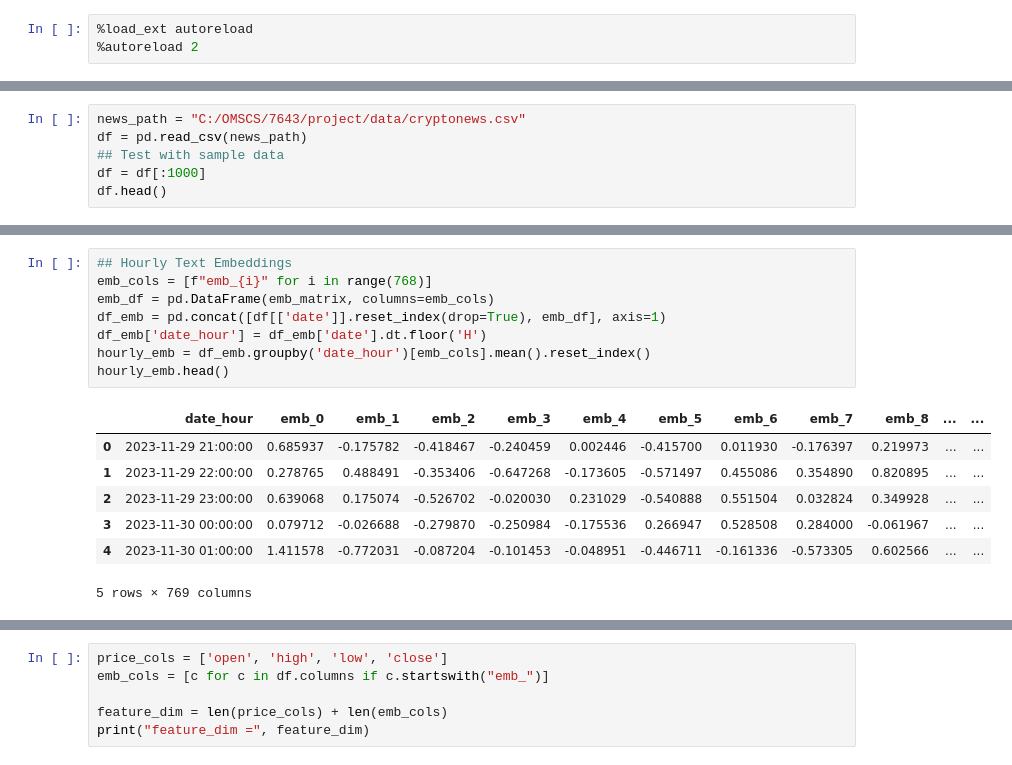
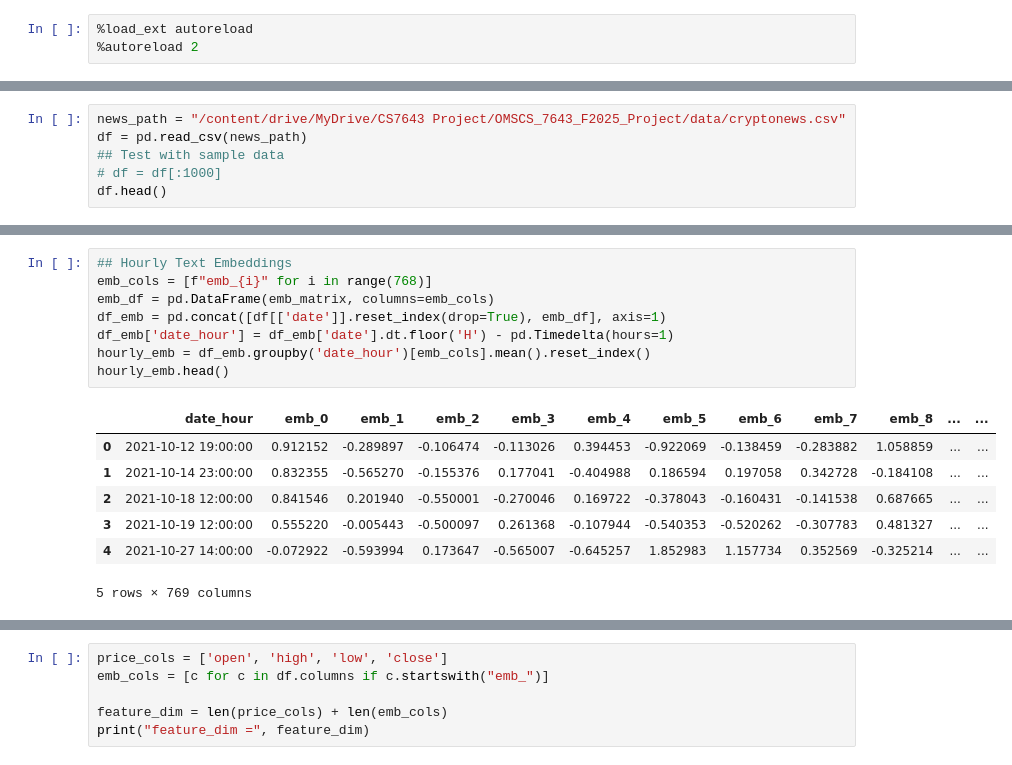
Before and after one commit to doshi1028/OMSCS_7643_F2025_Project, a Jupyter notebook: scripts/runner.ipynb, the cells around one changed output, grey strips where cells are left out. Cells and saved outputs as stored; diff of their text form.

```diff
--- a/scripts/runner.ipynb
+++ b/scripts/runner.ipynb
@@ -38,8 +44,8 @@ Using device: cpu
 # %%
-news_path = "C:/OMSCS/7643/project/data/cryptonews.csv"
+news_path = "/content/drive/MyDrive/CS7643 Project/OMSCS_7643_F2025_Project/data/cryptonews.csv"
 df = pd.read_csv(news_path)
 ## Test with sample data
-df = df[:1000]
+# df = df[:1000]
 df.head()
 # %% [output]
 |  | date | sentiment | source | subject | text | title | url |
@@ -101,18 +117,18 @@ Generating CLS embeddings with subject-aware input…
 # %%
 ## Hourly Text Embeddings
 emb_cols = [f"emb_{i}" for i in range(768)]
 emb_df = pd.DataFrame(emb_matrix, columns=emb_cols)
 df_emb = pd.concat([df[['date']].reset_index(drop=True), emb_df], axis=1)
-df_emb['date_hour'] = df_emb['date'].dt.floor('H')
+df_emb['date_hour'] = df_emb['date'].dt.floor('H') - pd.Timedelta(hours=1)
 hourly_emb = df_emb.groupby('date_hour')[emb_cols].mean().reset_index()
 hourly_emb.head()
 # %% [output]
 |  | date_hour | emb_0 | emb_1 | emb_2 | emb_3 | emb_4 | emb_5 | emb_6 | emb_7 | emb_8 | ... | ... |
-| 0 | 2023-11-29 21:00:00 | 0.685937 | -0.175782 | -0.418467 | -0.240459 | 0.002446 | -0.415700 | 0.011930 | -0.176397 | 0.219973 | ... | ... |
-| 1 | 2023-11-29 22:00:00 | 0.278765 | 0.488491 | -0.353406 | -0.647268 | -0.173605 | -0.571497 | 0.455086 | 0.354890 | 0.820895 | ... | ... |
-| 2 | 2023-11-29 23:00:00 | 0.639068 | 0.175074 | -0.526702 | -0.020030 | 0.231029 | -0.540888 | 0.551504 | 0.032824 | 0.349928 | ... | ... |
-| 3 | 2023-11-30 00:00:00 | 0.079712 | -0.026688 | -0.279870 | -0.250984 | -0.175536 | 0.266947 | 0.528508 | 0.284000 | -0.061967 | ... | ... |
-| 4 | 2023-11-30 01:00:00 | 1.411578 | -0.772031 | -0.087204 | -0.101453 | -0.048951 | -0.446711 | -0.161336 | -0.573305 | 0.602566 | ... | ... |
+| 0 | 2021-10-12 19:00:00 | 0.912152 | -0.289897 | -0.106474 | -0.113026 | 0.394453 | -0.922069 | -0.138459 | -0.283882 | 1.058859 | ... | ... |
+| 1 | 2021-10-14 23:00:00 | 0.832355 | -0.565270 | -0.155376 | 0.177041 | -0.404988 | 0.186594 | 0.197058 | 0.342728 | -0.184108 | ... | ... |
+| 2 | 2021-10-18 12:00:00 | 0.841546 | 0.201940 | -0.550001 | -0.270046 | 0.169722 | -0.378043 | -0.160431 | -0.141538 | 0.687665 | ... | ... |
+| 3 | 2021-10-19 12:00:00 | 0.555220 | -0.005443 | -0.500097 | 0.261368 | -0.107944 | -0.540353 | -0.520262 | -0.307783 | 0.481327 | ... | ... |
+| 4 | 2021-10-27 14:00:00 | -0.072922 | -0.593994 | 0.173647 | -0.565007 | -0.645257 | 1.852983 | 1.157734 | 0.352569 | -0.325214 | ... | ... |
 5 rows × 769 columns
 # %%
 ## Price Data
```
Also changed, not shown: parts of 30 cells of this notebook, 1 other file.
